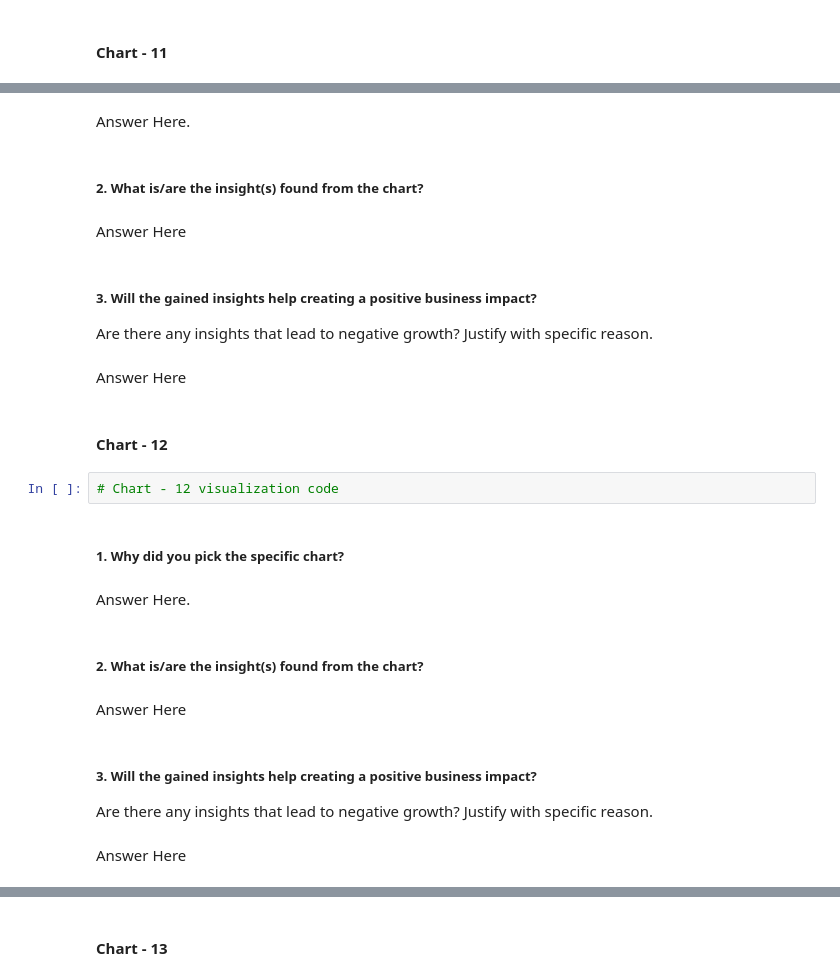
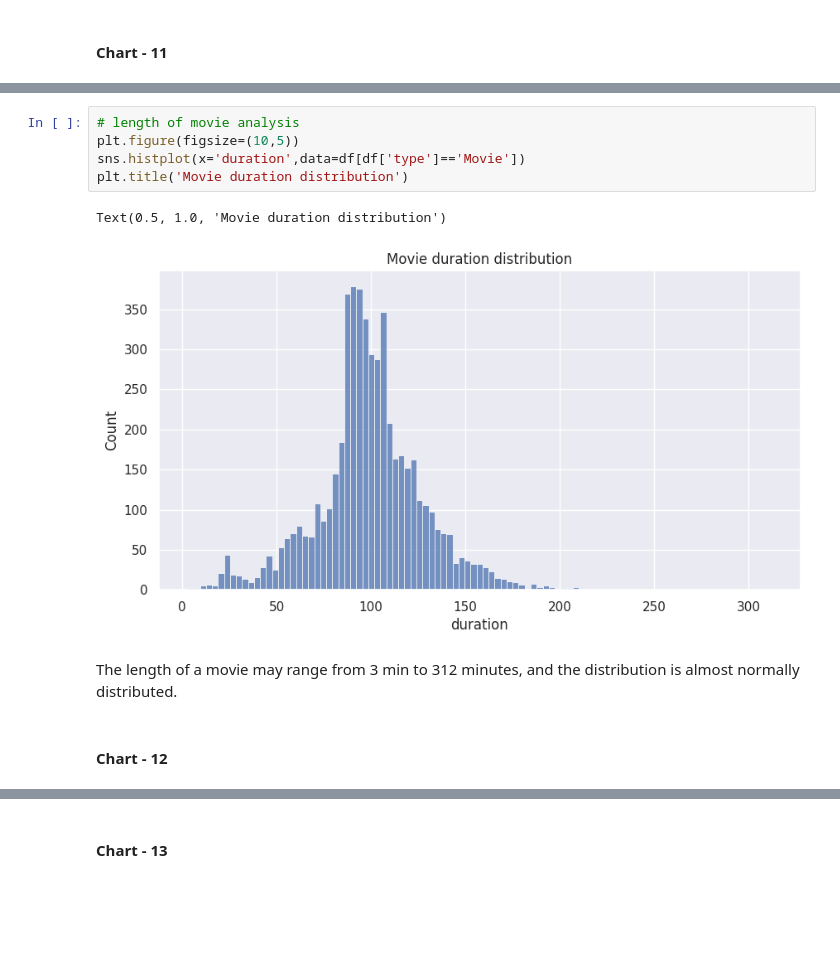
Before and after one commit to ashishdhawas/Netflix-Movies-and-TV-Shows-Clustering, a Jupyter notebook: Netflix_Movies_and_TV_Shows_Clustering.ipynb, the cells around one changed output, grey strips where cells are left out. Cells and saved outputs as stored; diff of their text form; blank space fills up the shorter version.

```diff
--- a/Netflix_Movies_and_TV_Shows_Clustering.ipynb
+++ b/Netflix_Movies_and_TV_Shows_Clustering.ipynb
@@ -683,28 +666,12 @@ Answer Here
-# %% [markdown]
-Answer Here.
-# %% [markdown]
-##### 2. What is/are the insight(s) found from the chart?
-# %% [markdown]
-Answer Here
-# %% [markdown]
-##### 3. Will the gained insights help creating a positive business impact?
-Are there any insights that lead to negative growth? Justify with specific reason.
-# %% [markdown]
-Answer Here
+# %%
+# length of movie analysis
+plt.figure(figsize=(10,5))
+sns.histplot(x='duration',data=df[df['type']=='Movie'])
+plt.title('Movie duration distribution')
+# %% [output]
+Text(0.5, 1.0, 'Movie duration distribution')
+[figure, added]
+# %% [markdown]
+The length of a movie may range from 3 min to 312 minutes, and the distribution is almost normally distributed.
 # %% [markdown]
 #### Chart - 12
-# %%
-# Chart - 12 visualization code
-# %% [markdown]
-##### 1. Why did you pick the specific chart?
-# %% [markdown]
-Answer Here.
-# %% [markdown]
-##### 2. What is/are the insight(s) found from the chart?
-# %% [markdown]
-Answer Here
-# %% [markdown]
-##### 3. Will the gained insights help creating a positive business impact?
-Are there any insights that lead to negative growth? Justify with specific reason.
-# %% [markdown]
-Answer Here
```
Also changed, not shown: parts of 183 cells of this notebook.
